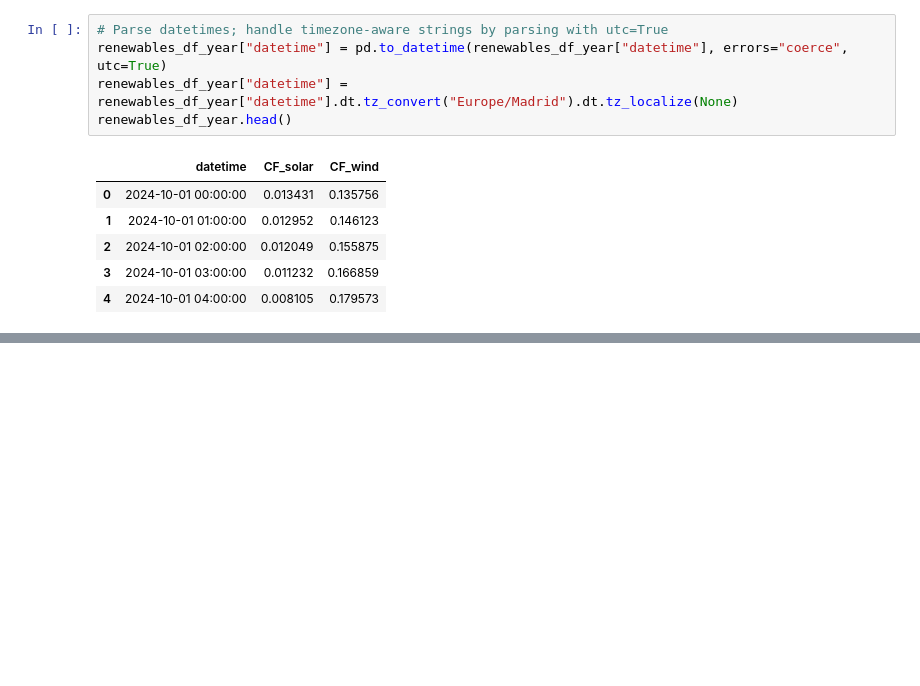
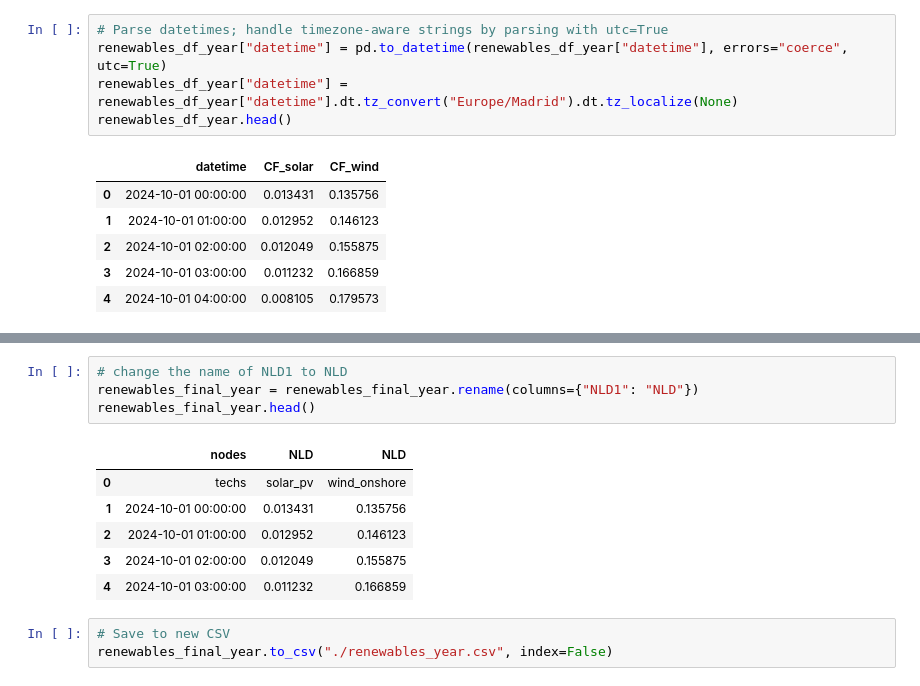
Before and after one commit to Yao10161016/electricity-market-dispatch-model-spain, a Jupyter notebook: calliope_model/model/input_data_tables/data_clean.ipynb, the cells around one changed output, grey strips where cells are left out. Drawn from its saved outputs; the diff is of its cells as text; blank space fills up the shorter version.

```diff
--- a/calliope_model/model/input_data_tables/data_clean.ipynb
+++ b/calliope_model/model/input_data_tables/data_clean.ipynb
@@ -340,3 +347,17 @@ renewables_final_year.head(10)
 | 7 | 2024-10-01 06:00:00 | 0.002239 | 0.170631 |
 | 8 | 2024-10-01 07:00:00 | 0.001225 | 0.16792 |
 | 9 | 2024-10-01 08:00:00 | 0.024786 | 0.160734 |
+# %%
+# change the name of NLD1 to NLD
+renewables_final_year = renewables_final_year.rename(columns={"NLD1": "NLD"})
+renewables_final_year.head()
+# %% [output]
+|  | nodes | NLD | NLD |
+| 0 | techs | solar_pv | wind_onshore |
+| 1 | 2024-10-01 00:00:00 | 0.013431 | 0.135756 |
+| 2 | 2024-10-01 01:00:00 | 0.012952 | 0.146123 |
+| 3 | 2024-10-01 02:00:00 | 0.012049 | 0.155875 |
+| 4 | 2024-10-01 03:00:00 | 0.011232 | 0.166859 |
+# %%
+# Save to new CSV
+renewables_final_year.to_csv("./renewables_year.csv", index=False)
```
Also changed, not shown: parts of 5 cells of this notebook, 44 other files.
